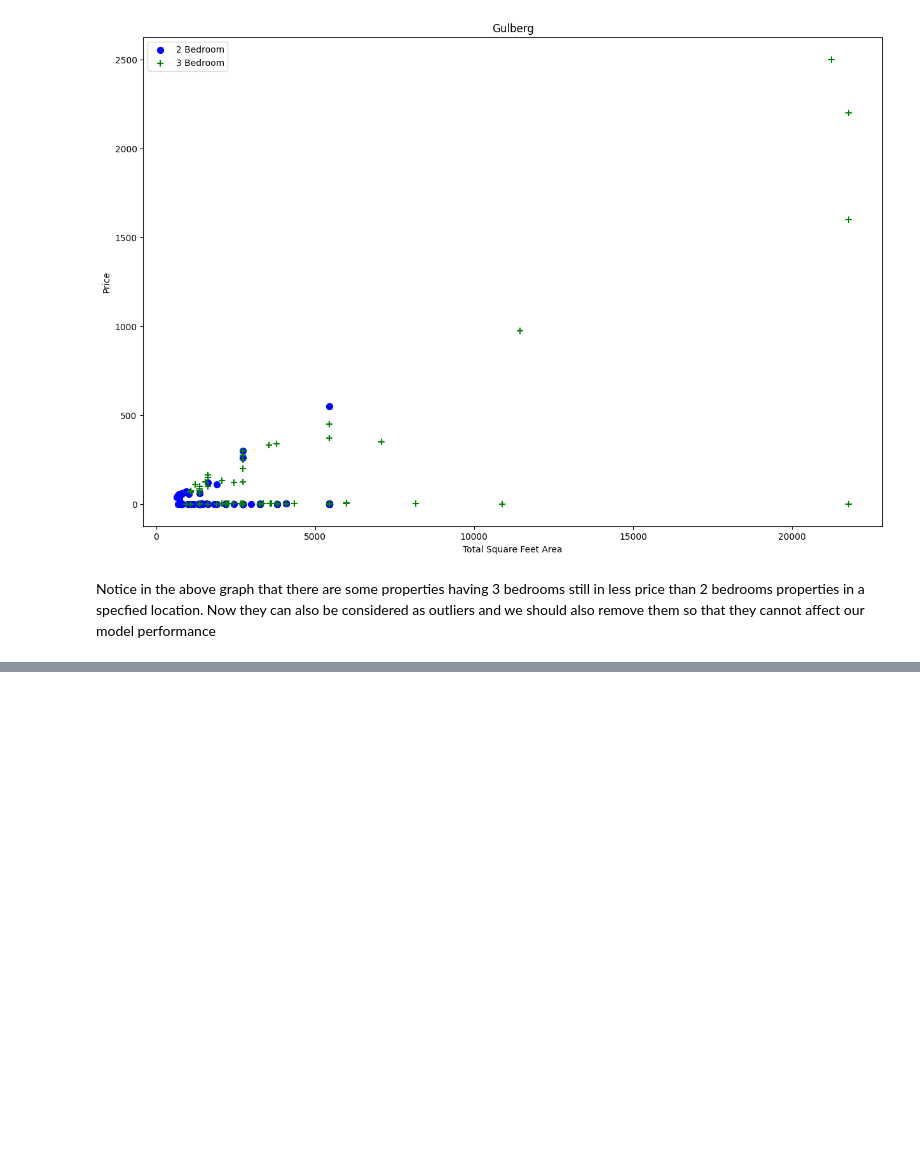
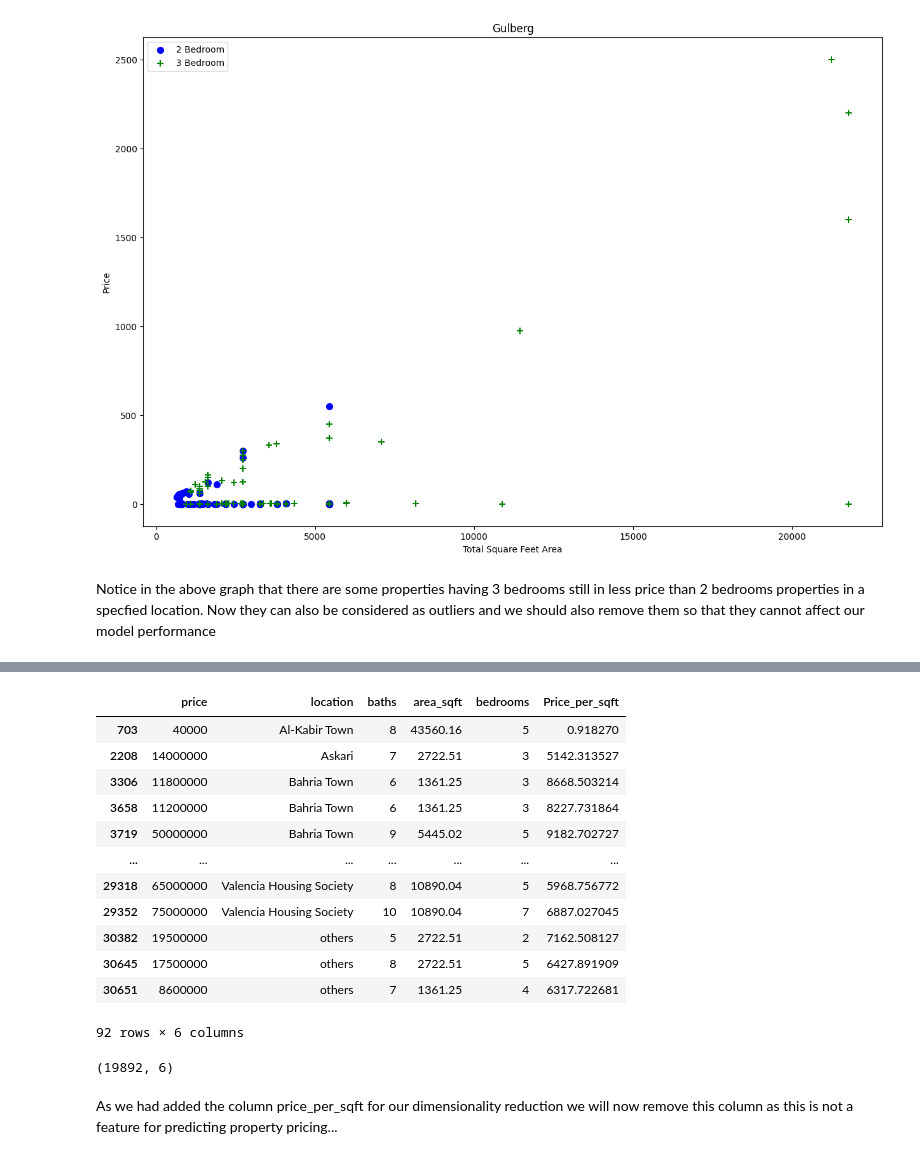
Before and after one commit to razzaq-99/Pakistan-s-Top-Cities-Property-Price-Prediction, a Jupyter notebook: lahore_property_price_prediction.ipynb, the cells around one changed output, grey strips where cells are left out. Drawn from its saved outputs; the diff is of its cells as text; code cells hidden in the pictures; blank space fills up the shorter version.

```diff
--- a/lahore_property_price_prediction.ipynb
+++ b/lahore_property_price_prediction.ipynb
@@ -246,0 +318,21 @@ Notice in the above graph that there are some properties having 3 bedrooms still
+# %%
+data[data['baths'] > (data['bedrooms'] + 2)]
+# %% [output]
+|  | price | location | baths | area_sqft | bedrooms | Price_per_sqft |
+| 703 | 40000 | Al-Kabir Town | 8 | 43560.16 | 5 | 0.918270 |
+| 2208 | 14000000 | Askari | 7 | 2722.51 | 3 | 5142.313527 |
+| 3306 | 11800000 | Bahria Town | 6 | 1361.25 | 3 | 8668.503214 |
+| 3658 | 11200000 | Bahria Town | 6 | 1361.25 | 3 | 8227.731864 |
+| 3719 | 50000000 | Bahria Town | 9 | 5445.02 | 5 | 9182.702727 |
+| ... | ... | ... | ... | ... | ... | ... |
+| 29318 | 65000000 | Valencia Housing Society | 8 | 10890.04 | 5 | 5968.756772 |
+| 29352 | 75000000 | Valencia Housing Society | 10 | 10890.04 | 7 | 6887.027045 |
+| 30382 | 19500000 | others | 5 | 2722.51 | 2 | 7162.508127 |
+| 30645 | 17500000 | others | 8 | 2722.51 | 5 | 6427.891909 |
+| 30651 | 8600000 | others | 7 | 1361.25 | 4 | 6317.722681 |
+92 rows × 6 columns
+# %%
+data = data.drop(data[data['baths'] > (data['bedrooms'] + 2)].index)
+data.shape
+# %% [output]
+(19892, 6)
@@ -246,0 +341,2 @@ Notice in the above graph that there are some properties having 3 bedrooms still
+# %% [markdown]
+As we had added the column price_per_sqft for our dimensionality reduction we will now remove this column as this is not a feature for predicting property pricing...
```
Also changed, not shown: parts of 8 cells of this notebook.
